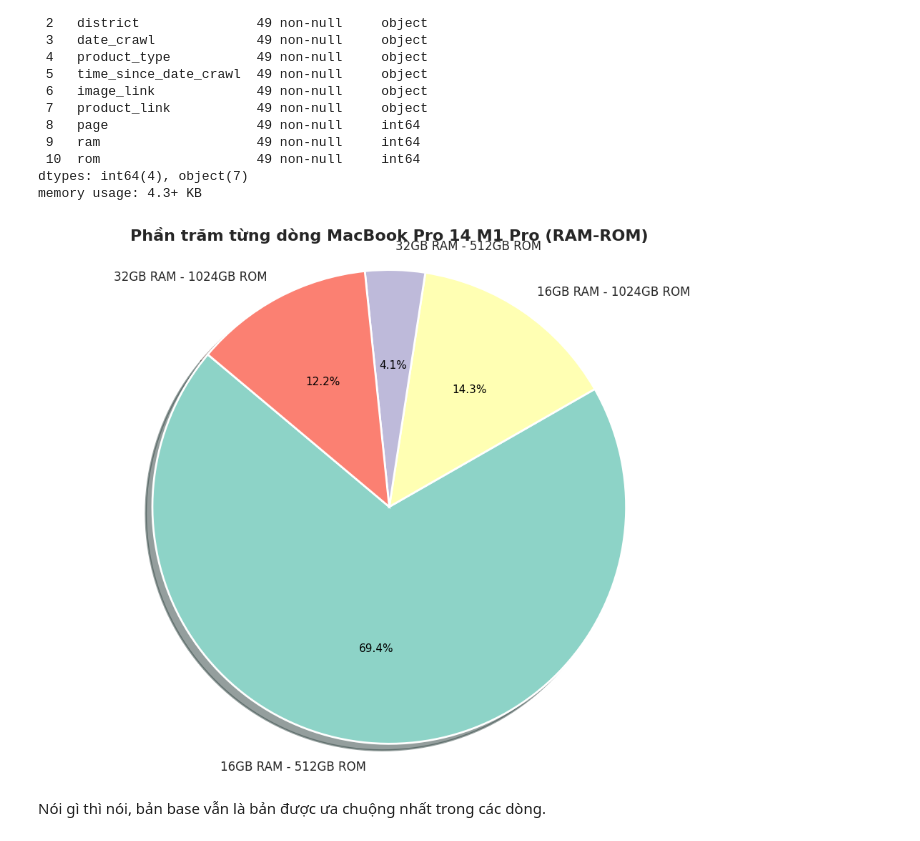
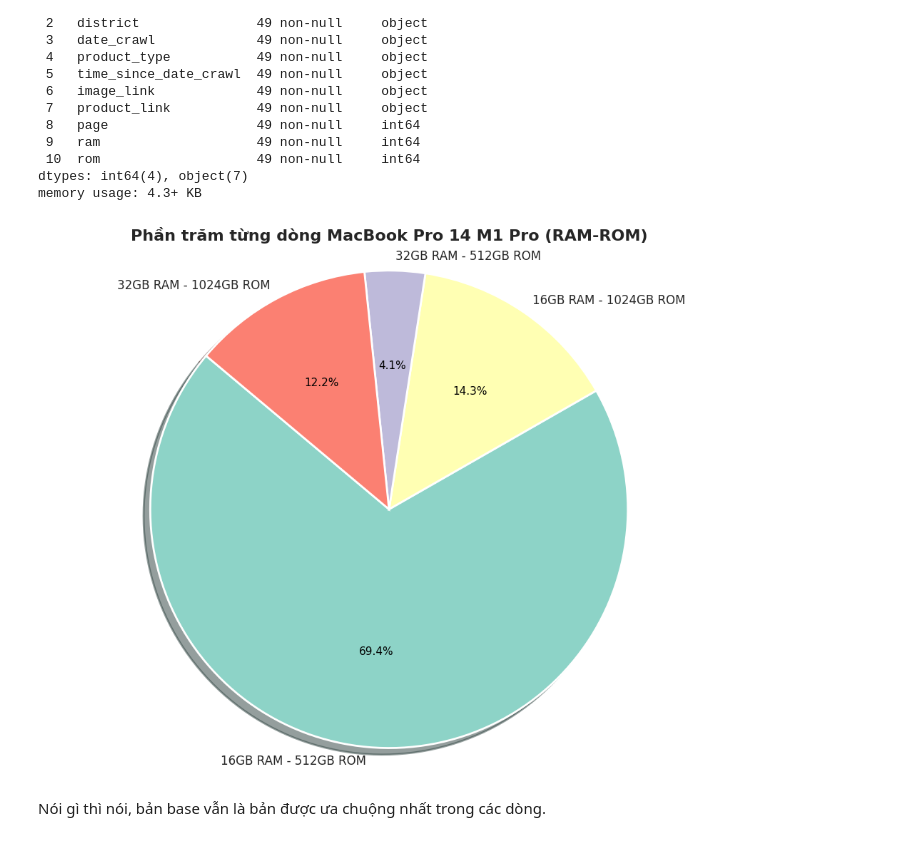
Before and after one commit to DOCUTEE/MPro_14_M1_Analysis, a Jupyter notebook: analysis.ipynb, the cells around one changed output. Saved outputs shown, nothing was run; the diff lists cells and outputs as text; code cells hidden in the pictures.

Commit message:
Adjust visualization

```diff
--- a/analysis.ipynb
+++ b/analysis.ipynb
@@ -34,36 +34,40 @@ counts = df.groupby(['ram', 'rom']).size().reset_index(name='count')
 # Tạo nhãn hiển thị
 counts['label'] = counts['ram'].astype(str) + 'GB RAM - ' + counts['rom'].astype(str) + 'GB ROM'
 
 # Các màu sắc tươi sáng
 colors = plt.cm.Set3(range(len(counts)))
 
 # Vẽ biểu đồ tròn
 plt.figure(figsize=(10, 8))
 wedges, texts, autotexts = plt.pie(
     counts['count'],
     labels=counts['label'],
     colors=colors,
     autopct='%1.1f%%',
     startangle=140,
     textprops={'fontsize': 12},
-    wedgeprops={'edgecolor': 'white', 'linewidth': 2}, # viền trắng tách từng phần ra
-    shadow=True
+    wedgeprops={'edgecolor': 'white', 'linewidth': 2},
+    shadow=True,
+    labeldistance=1.06 # 👈 Dịch nhãn ra xa hình tròn
 )
 
 # Tùy chỉnh chữ phần trăm
 for autotext in autotexts:
     autotext.set_color('black')
     autotext.set_fontsize(11)
 
 # Tiêu đề
 plt.title('Phần trăm từng dòng MacBook Pro 14 M1 Pro (RAM-ROM)', fontsize=16, fontweight='bold')
 
+# Giãn phần trên cho tiêu đề
+plt.subplots_adjust(top=0.85)
+
 # Đảm bảo hình tròn đều và bố cục đẹp
 plt.axis('equal')
 plt.tight_layout()
 plt.show()
 # %% [output]
-[figure, old version]
+[figure, new version]
 # %% [markdown]
 Nói gì thì nói, bản base vẫn là bản được ưa chuộng nhất trong các dòng.
 # %%
```
